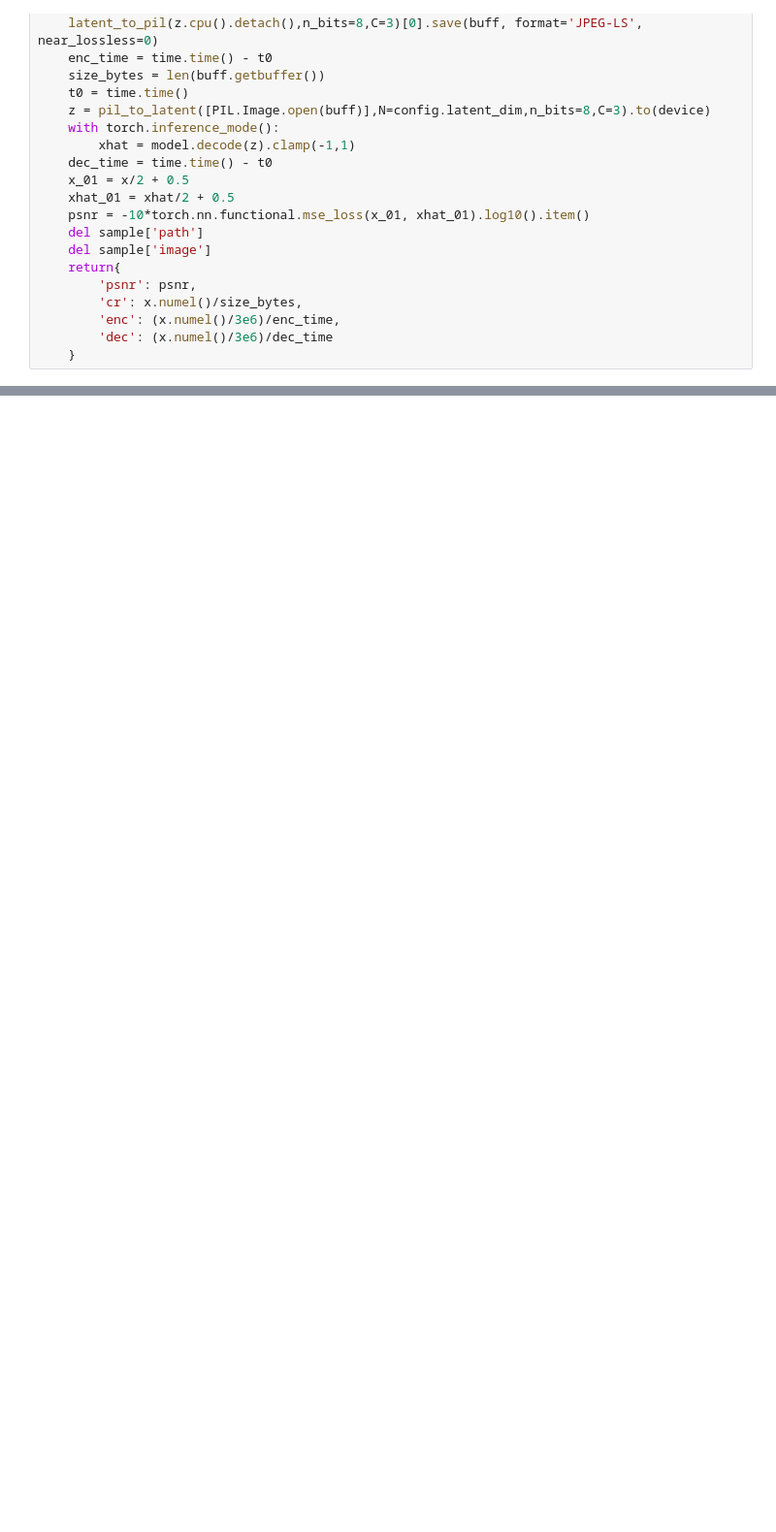
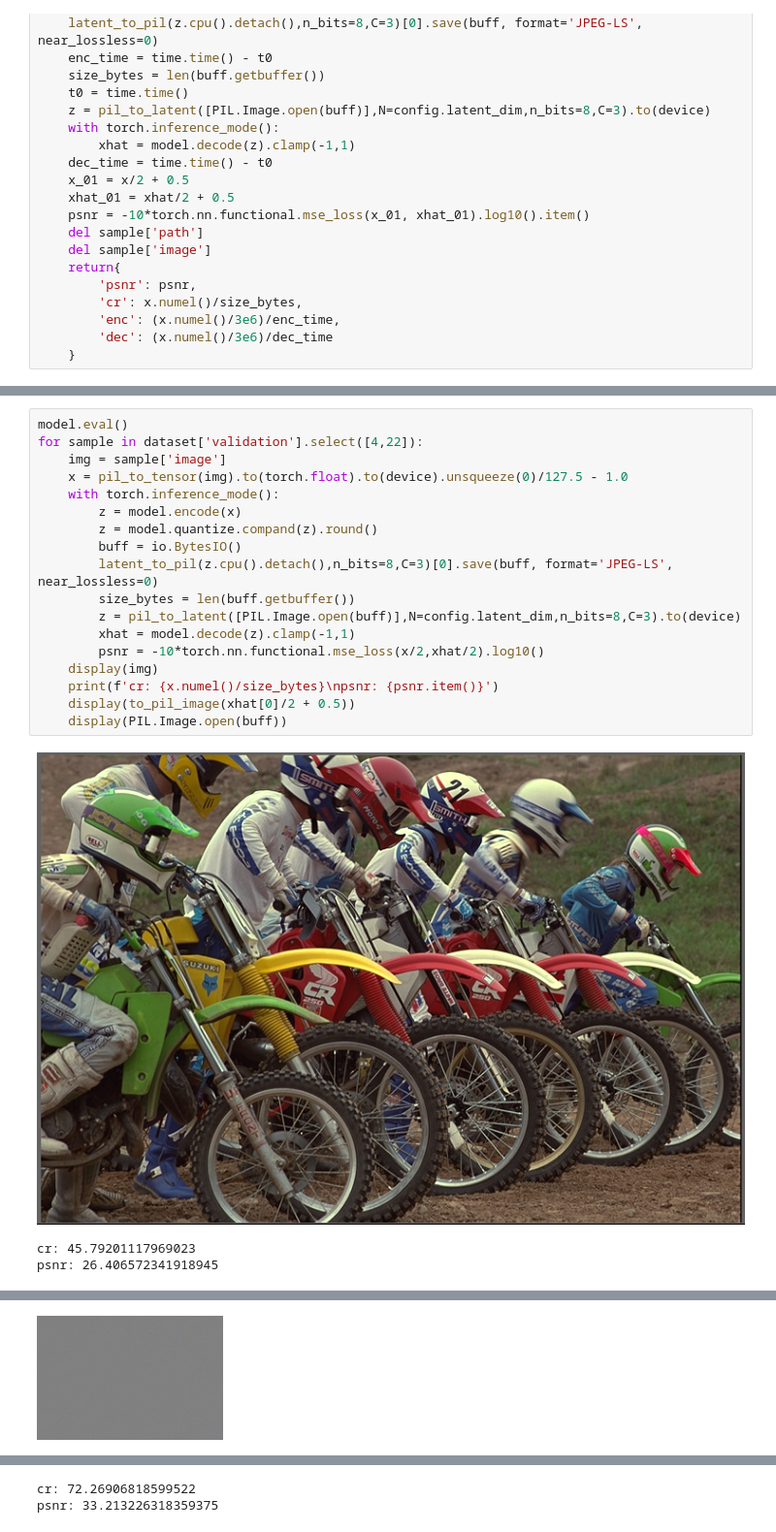
Before and after one commit to UT-SysML/liveaction, a Jupyter notebook: train/lsdir_f16c48.ipynb, the cells around one changed output, grey strips where cells are left out. Shown at 97% size. Cells and saved outputs as stored; diff of their text form; blank space fills up the shorter version.

```diff
--- a/train/lsdir_f16c48.ipynb
+++ b/train/lsdir_f16c48.ipynb
@@ -186,0 +194,22 @@ torch.save({
+# %%
+model.eval()
+for sample in dataset['validation'].select([4,22]):
+    img = sample['image']
+    x = pil_to_tensor(img).to(torch.float).to(device).unsqueeze(0)/127.5 - 1.0
+    with torch.inference_mode():
+        z = model.encode(x)
+        z = model.quantize.compand(z).round()
+        buff = io.BytesIO()
+        latent_to_pil(z.cpu().detach(),n_bits=8,C=3)[0].save(buff, format='JPEG-LS', near_lossless=0)
+        size_bytes = len(buff.getbuffer())
+        z = pil_to_latent([PIL.Image.open(buff)],N=config.latent_dim,n_bits=8,C=3).to(device)
+        xhat = model.decode(z).clamp(-1,1)
+        psnr = -10*torch.nn.functional.mse_loss(x/2,xhat/2).log10()
+    display(img)
+    print(f'cr: {x.numel()/size_bytes}\npsnr: {psnr.item()}')
+    display(to_pil_image(xhat[0]/2 + 0.5))
+    display(PIL.Image.open(buff))
+# %% [output]
+[figure, added]
+cr: 45.79201117969023
+psnr: 26.406572341918945
@@ -186,0 +217 @@ torch.save({
+[figure, added]
@@ -186,0 +219,2 @@ torch.save({
+cr: 72.26906818599522
+psnr: 33.213226318359375
```
Also changed, not shown: parts of 6 cells of this notebook.
